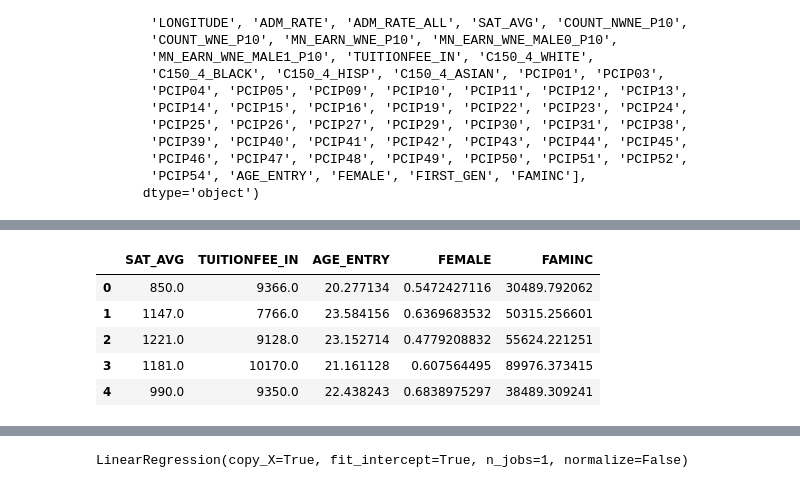
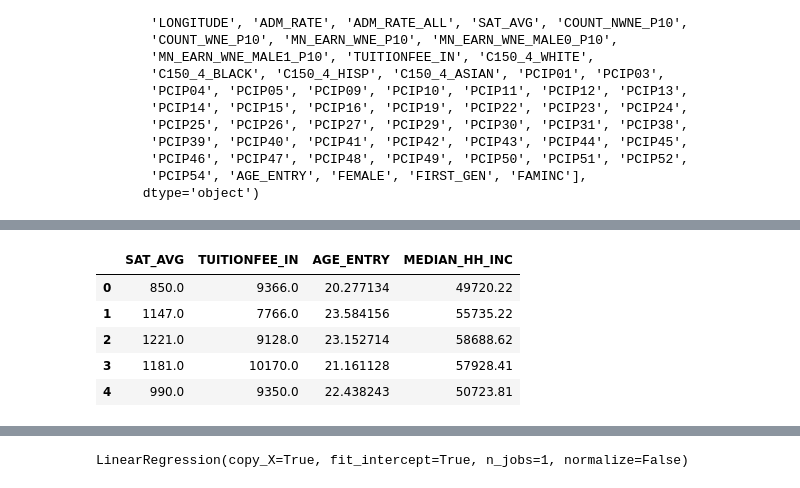
Before and after one commit to AlfaiAbdul/education-matters, a Jupyter notebook: tree_test.ipynb, the cells around one changed output, grey strips where cells are left out. Saved outputs shown, nothing was run; the diff lists cells and outputs as text; code cells hidden in the pictures.

```diff
--- a/tree_test.ipynb
+++ b/tree_test.ipynb
@@ -74,0 +77,4 @@ Index(['UNITID', 'INSTNM', 'CITY', 'STABBR', 'ZIP', 'PCT_WHITE', 'PCT_BLACK',
+# %%
+# convert the columns into numeric
+edu_df['MN_EARN_WNE_P10'] = pd.to_numeric(edu_df['MN_EARN_WNE_P10'], errors='coerce')
+edu_df['FEMALE'] = pd.to_numeric(edu_df['FEMALE'], errors='coerce')
@@ -74,0 +101,10 @@ Index(['UNITID', 'INSTNM', 'CITY', 'STABBR', 'ZIP', 'PCT_WHITE', 'PCT_BLACK',
+# %%
+### #bins = [0, 24999, 49999, 74999, 99999, 124999, 149999]
+#group_names = ['0-25','25-50','50-75','75-100','100-125', '125-150']
+
+#bins = [0, 42999, 50999, 60999, 74999, 99999, 149999]
+#group_names = ['0-43000','43000-51000','51000-61000','61000-75000','75000-100000', '100000-150000']
+
+# Categorize the existing players using the age bins
+edu_df["Sal Ranges"] = pd.cut(edu_df["MN_EARN_WNE_P10"], bins, labels=group_names)
+edu_df["Sal Ranges"]
@@ -77,24 +131,25 @@ target = edu_df["MN_EARN_WNE_P10"]
 # %%
 data = edu_df[[#"PCT_WHITE", "PCT_BLACK", "PCT_ASIAN", "PCT_HISPANIC",
-                "SAT_AVG", "TUITIONFEE_IN", 'AGE_ENTRY', 'FEMALE', 'FAMINC'
-               #"POVERTY_RATE","UNEMP_RATE",'FIRST_GEN', 'MEDIAN_HH_INC',
+                "SAT_AVG", "TUITIONFEE_IN", 'AGE_ENTRY', 'MEDIAN_HH_INC',
+               #'POVERTY_RATE', 'FEMALE'
+               #"POVERTY_RATE","UNEMP_RATE",'FIRST_GEN', 'FAMINC',
                #'C150_4_WHITE','C150_4_BLACK', 'C150_4_HISP', 'C150_4_ASIAN', 'PCIP01', 'PCIP03',
                #'PCIP04', 'PCIP05', 'PCIP09', 'PCIP10', 'PCIP11', 'PCIP12', 'PCIP13',
                #'PCIP14', 'PCIP15', 'PCIP16', 'PCIP19', 'PCIP22', 'PCIP23', 'PCIP24',
                #'PCIP25', 'PCIP26', 'PCIP27', 'PCIP29', 'PCIP30', 'PCIP31', 'PCIP38',
                #'PCIP39', 'PCIP40', 'PCIP41', 'PCIP42', 'PCIP43', 'PCIP44', 'PCIP45',
                #'PCIP46', 'PCIP47', 'PCIP48', 'PCIP49', 'PCIP50', 'PCIP51', 'PCIP52',
                #'PCIP54'
               ]]
 feature_names = data.columns
 data.head()
 # %% [output]
-|  | SAT_AVG | TUITIONFEE_IN | AGE_ENTRY | FEMALE | FAMINC |
-| 0 | 850.0 | 9366.0 | 20.277134 | 0.5472427116 | 30489.792062 |
-| 1 | 1147.0 | 7766.0 | 23.584156 | 0.6369683532 | 50315.256601 |
-| 2 | 1221.0 | 9128.0 | 23.152714 | 0.4779208832 | 55624.221251 |
-| 3 | 1181.0 | 10170.0 | 21.161128 | 0.607564495 | 89976.373415 |
-| 4 | 990.0 | 9350.0 | 22.438243 | 0.6838975297 | 38489.309241 |
+|  | SAT_AVG | TUITIONFEE_IN | AGE_ENTRY | MEDIAN_HH_INC |
+| 0 | 850.0 | 9366.0 | 20.277134 | 49720.22 |
+| 1 | 1147.0 | 7766.0 | 23.584156 | 55735.22 |
+| 2 | 1221.0 | 9128.0 | 23.152714 | 58688.62 |
+| 3 | 1181.0 | 10170.0 | 21.161128 | 57928.41 |
+| 4 | 990.0 | 9350.0 | 22.438243 | 50723.81 |
 # %%
 from sklearn.model_selection import train_test_split
 from sklearn import tree
```
Also changed, not shown: parts of 12 cells of this notebook, 7 other files.
